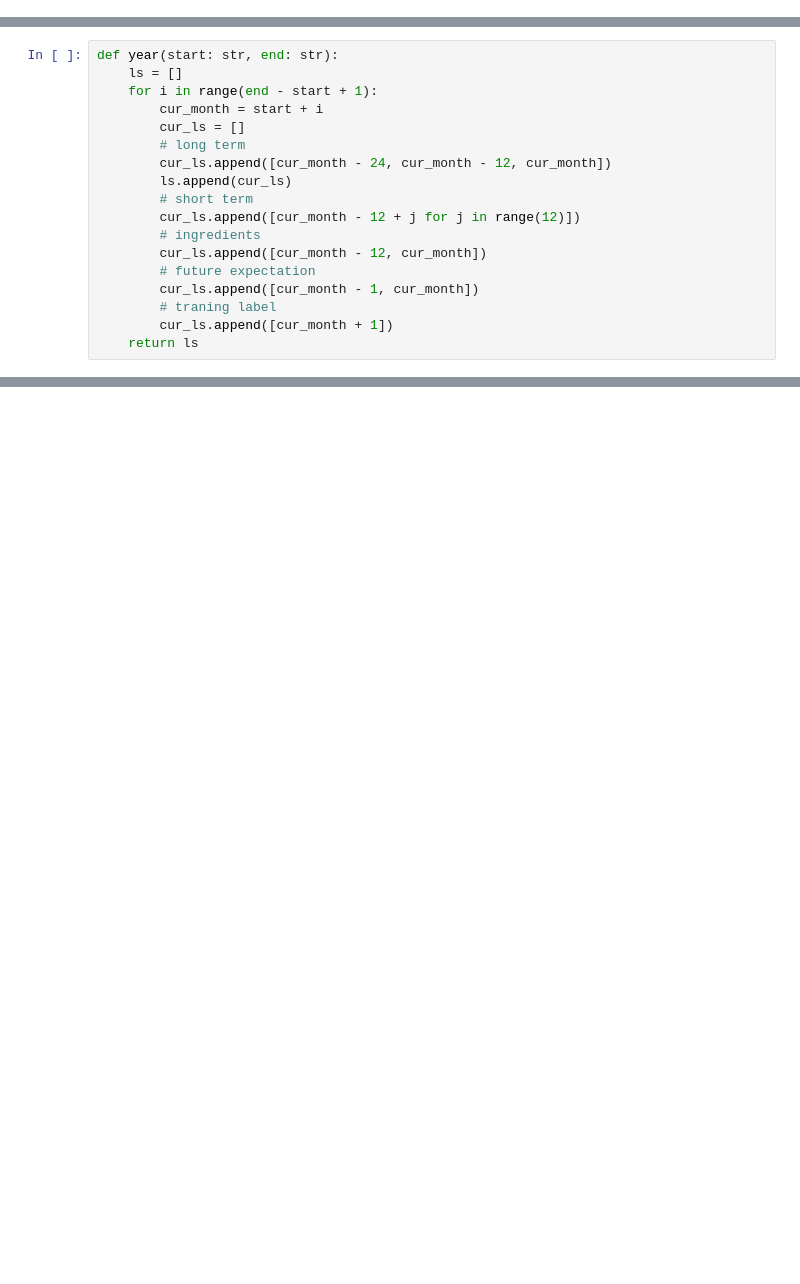
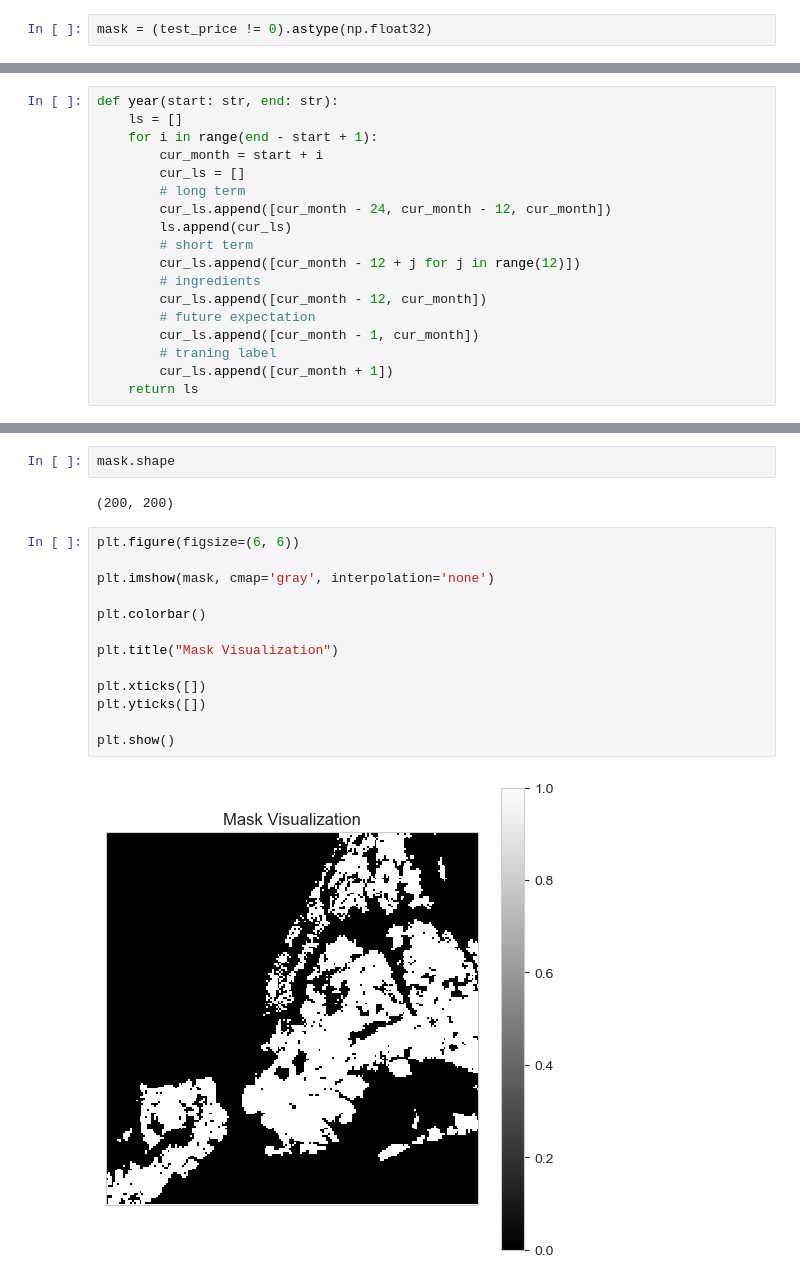
Before and after one commit to abdn-hyd/graduation_thesis, a Jupyter notebook: Codes/data_preprocessed/nyc_house_price_dataset_generation.ipynb, the cells around one changed output, grey strips where cells are left out. Drawn from its saved outputs; the diff is of its cells as text; blank space fills up the shorter version.

```diff
--- a/Codes/data_preprocessed/nyc_house_price_dataset_generation.ipynb
+++ b/Codes/data_preprocessed/nyc_house_price_dataset_generation.ipynb
@@ -289,0 +284,2 @@ plot_feature_maps(feature_maps)
+# %%
+mask = (test_price != 0).astype(np.float32)
@@ -436,0 +570,19 @@ label tensor shape:  (11, 1, 20, 20)
+# %%
+mask.shape
+# %% [output]
+(200, 200)
+# %%
+plt.figure(figsize=(6, 6))
+
+plt.imshow(mask, cmap='gray', interpolation='none')
+
+plt.colorbar()
+
+plt.title("Mask Visualization")
+
+plt.xticks([])
+plt.yticks([])
+
+plt.show()
+# %% [output]
+[figure, added]
```
Also changed, not shown: parts of 29 cells of this notebook, 22 other files.
